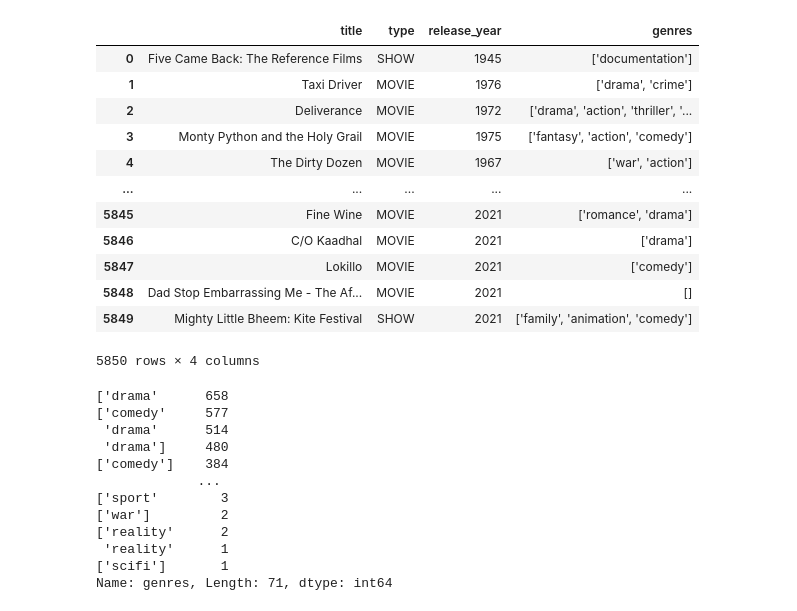
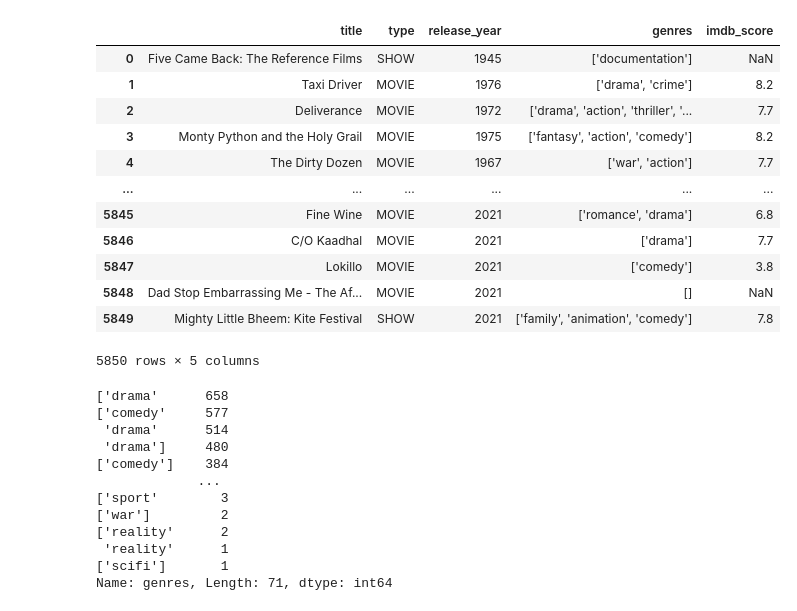
Before and after one commit to fgrdz/DataExercises, a Jupyter notebook: DataNetflixAnalysis.ipynb, the cells around one changed output. Drawn from its saved outputs; the diff is of its cells as text; code cells hidden in the pictures.

```diff
--- a/DataNetflixAnalysis.ipynb
+++ b/DataNetflixAnalysis.ipynb
@@ -3,27 +3,27 @@
 # %%
 #inicio do projeto
 import pandas as pd
 import numpy as np
 
 arquivo = '/content/drive/MyDrive/titles.csv'
 
 dataframe = pd.read_csv(arquivo)
-dataframe = dataframe[['title', 'type', 'release_year', 'genres']]
+dataframe = dataframe[['title', 'type', 'release_year', 'genres', 'imdb_score']]
 dataframe
 # %% [output]
-|  | title | type | release_year | genres |
-| 0 | Five Came Back: The Reference Films | SHOW | 1945 | ['documentation'] |
-| 1 | Taxi Driver | MOVIE | 1976 | ['drama', 'crime'] |
-| 2 | Deliverance | MOVIE | 1972 | ['drama', 'action', 'thriller', '... |
-| 3 | Monty Python and the Holy Grail | MOVIE | 1975 | ['fantasy', 'action', 'comedy'] |
-| 4 | The Dirty Dozen | MOVIE | 1967 | ['war', 'action'] |
-| ... | ... | ... | ... | ... |
-| 5845 | Fine Wine | MOVIE | 2021 | ['romance', 'drama'] |
-| 5846 | C/O Kaadhal | MOVIE | 2021 | ['drama'] |
-| 5847 | Lokillo | MOVIE | 2021 | ['comedy'] |
-| 5848 | Dad Stop Embarrassing Me - The Af... | MOVIE | 2021 | [] |
-| 5849 | Mighty Little Bheem: Kite Festival | SHOW | 2021 | ['family', 'animation', 'comedy'] |
+|  | title | type | release_year | genres | imdb_score |
+| 0 | Five Came Back: The Reference Films | SHOW | 1945 | ['documentation'] | NaN |
+| 1 | Taxi Driver | MOVIE | 1976 | ['drama', 'crime'] | 8.2 |
+| 2 | Deliverance | MOVIE | 1972 | ['drama', 'action', 'thriller', '... | 7.7 |
+| 3 | Monty Python and the Holy Grail | MOVIE | 1975 | ['fantasy', 'action', 'comedy'] | 8.2 |
+| 4 | The Dirty Dozen | MOVIE | 1967 | ['war', 'action'] | 7.7 |
+| ... | ... | ... | ... | ... | ... |
+| 5845 | Fine Wine | MOVIE | 2021 | ['romance', 'drama'] | 6.8 |
+| 5846 | C/O Kaadhal | MOVIE | 2021 | ['drama'] | 7.7 |
+| 5847 | Lokillo | MOVIE | 2021 | ['comedy'] | 3.8 |
+| 5848 | Dad Stop Embarrassing Me - The Af... | MOVIE | 2021 | [] | NaN |
+| 5849 | Mighty Little Bheem: Kite Festival | SHOW | 2021 | ['family', 'animation', 'comedy'] | 7.8 |
-5850 rows × 4 columns
+5850 rows × 5 columns
 # %%
 from collections import Counter
 
```
Also changed, not shown: parts of 7 cells of this notebook.
